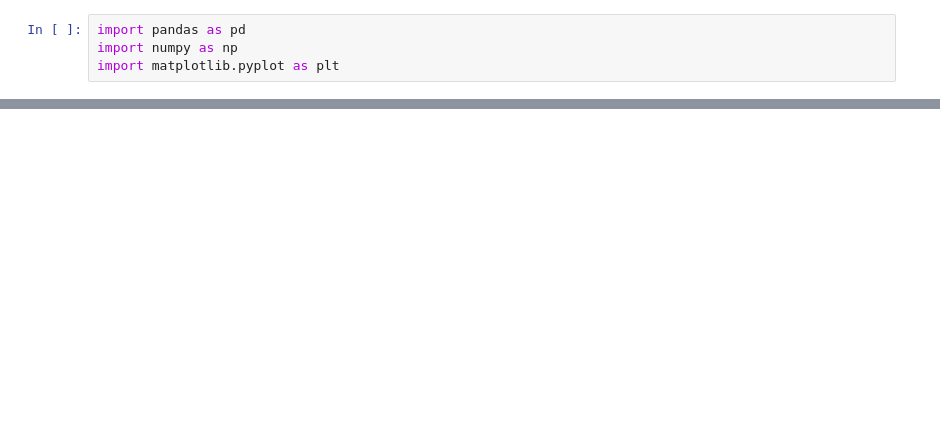
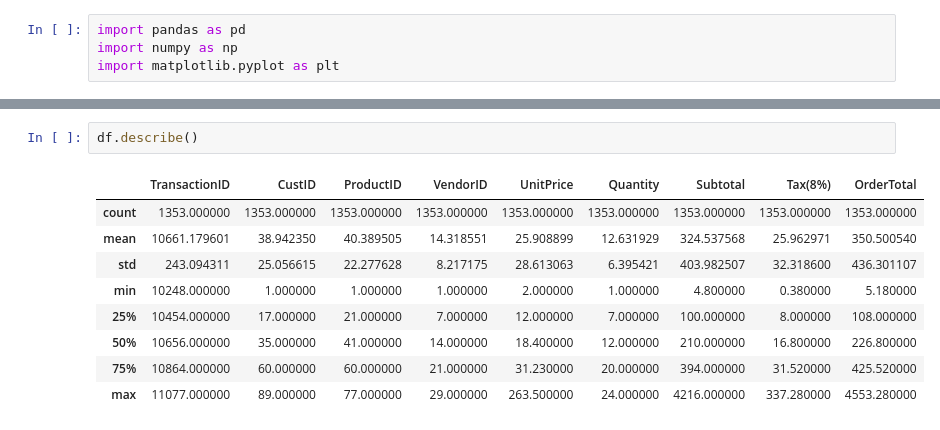
Before and after one commit to jdridges/Capstone_2, a Jupyter notebook: Transactional Analysis.ipynb, the cells around one changed output, grey strips where cells are left out. Saved outputs shown, nothing was run; the diff lists cells and outputs as text; blank space fills up the shorter version.

```diff
--- a/Transactional Analysis.ipynb
+++ b/Transactional Analysis.ipynb
@@ -8,0 +21,12 @@ FileNotFoundError: [Errno 2] No such file or directory: 'transactional_data.csv'
+# %%
+df.describe()
+# %% [output]
+|  | TransactionID | CustID | ProductID | VendorID | UnitPrice | Quantity | Subtotal | Tax(8%) | OrderTotal |
+| count | 1353.000000 | 1353.000000 | 1353.000000 | 1353.000000 | 1353.000000 | 1353.000000 | 1353.000000 | 1353.000000 | 1353.000000 |
+| mean | 10661.179601 | 38.942350 | 40.389505 | 14.318551 | 25.908899 | 12.631929 | 324.537568 | 25.962971 | 350.500540 |
+| std | 243.094311 | 25.056615 | 22.277628 | 8.217175 | 28.613063 | 6.395421 | 403.982507 | 32.318600 | 436.301107 |
+| min | 10248.000000 | 1.000000 | 1.000000 | 1.000000 | 2.000000 | 1.000000 | 4.800000 | 0.380000 | 5.180000 |
+| 25% | 10454.000000 | 17.000000 | 21.000000 | 7.000000 | 12.000000 | 7.000000 | 100.000000 | 8.000000 | 108.000000 |
+| 50% | 10656.000000 | 35.000000 | 41.000000 | 14.000000 | 18.400000 | 12.000000 | 210.000000 | 16.800000 | 226.800000 |
+| 75% | 10864.000000 | 60.000000 | 60.000000 | 21.000000 | 31.230000 | 20.000000 | 394.000000 | 31.520000 | 425.520000 |
+| max | 11077.000000 | 89.000000 | 77.000000 | 29.000000 | 263.500000 | 24.000000 | 4216.000000 | 337.280000 | 4553.280000 |
```
Also changed, not shown: parts of 20 cells of this notebook.
